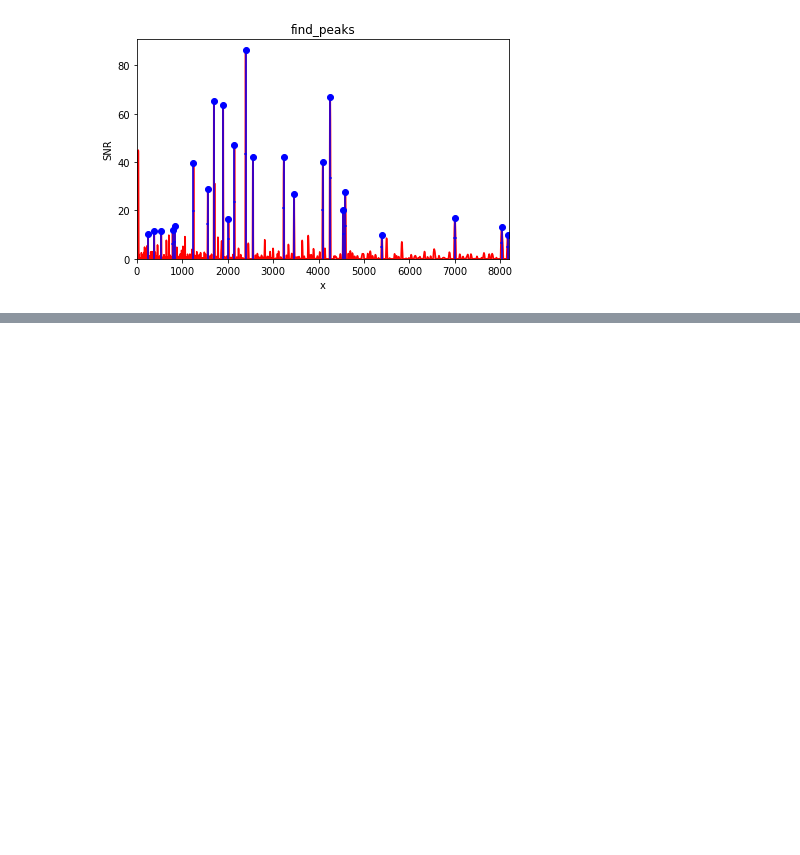
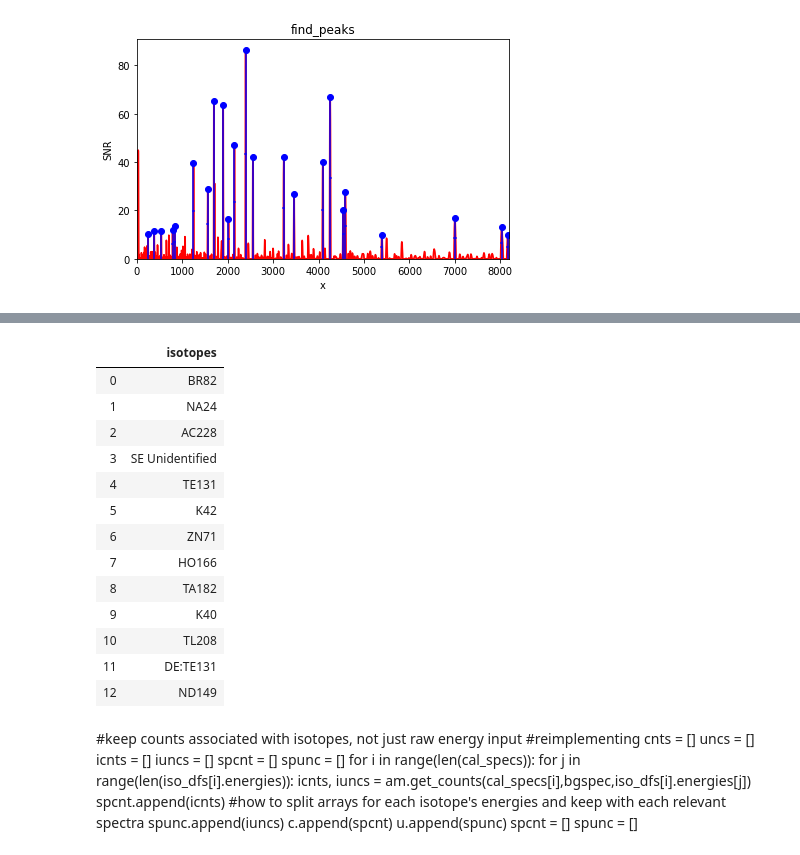
Before and after one commit to bearing/radwatch-analysis, a Jupyter notebook: NAA/NAA Fall 2020.ipynb, the cells around one changed output, grey strips where cells are left out. Drawn from its saved outputs; the diff is of its cells as text; code cells hidden in the pictures; blank space fills up the shorter version.

```diff
--- a/NAA/NAA Fall 2020.ipynb
+++ b/NAA/NAA Fall 2020.ipynb
@@ -31,6 +33,6 @@ def get_isotopes(energies):
 #use the ecal and bgspec from google drive
 #implement choosing between relevant ecal and bg for diff sample groups
 e_cal = np.loadtxt(r"C:\Users\Daniel\Desktop\Radwatch\FishSamples2019\11-19-2019-Calibration.Ent")
-bgspec =  Spectrum.from_file(r"C:\Users\Daniel\Desktop\Radwatch\FishSamples2019\Background_Spectrum_12_20_19.Spe")
+bgspec =  Spectrum.from_file(r"C:/Users/Daniel/Desktop/Radwatch/FishSamples2019/background.Spe")
 #detector ϵ placeholder = .001
 # %% [output]
@@ -98,0 +132,8 @@ print(len(cal_specs))
+# %%
+iso_array = []
+for i in iso_dfs:
+    for j in i.isotopes:
+        if j in iso_array:
+           continue
+        else:
+            iso_array.append(j)
@@ -98,0 +148,38 @@ print(len(cal_specs))
+# %%
+iso_npt = {'isotopes':iso_array}#,"energies":nrg_array}
+
+isotopes = pd.DataFrame(iso_npt)
+isotopes
+# %% [output]
+|  | isotopes |
+| 0 | BR82 |
+| 1 | NA24 |
+| 2 | AC228 |
+| 3 | SE Unidentified |
+| 4 | TE131 |
+| 5 | K42 |
+| 6 | ZN71 |
+| 7 | HO166 |
+| 8 | TA182 |
+| 9 | K40 |
+| 10 | TL208 |
+| 11 | DE:TE131 |
+| 12 | ND149 |
+# %% [markdown]
+#keep counts associated with isotopes, not just raw energy input
+#reimplementing
+cnts = []
+uncs = []
+icnts = []
+iuncs = []
+spcnt = []
+spunc = []
+for i in range(len(cal_specs)):
+    for j in range(len(iso_dfs[i].energies)):
+        icnts, iuncs = am.get_counts(cal_specs[i],bgspec,iso_dfs[i].energies[j])
+        spcnt.append(icnts) #how to split arrays for each isotope's energies and keep with each relevant spectra
+        spunc.append(iuncs)
+        c.append(spcnt)
+        u.append(spunc)
+        spcnt = []
+        spunc = []
```
Also changed, not shown: parts of 21 cells of this notebook, 1 other file.
